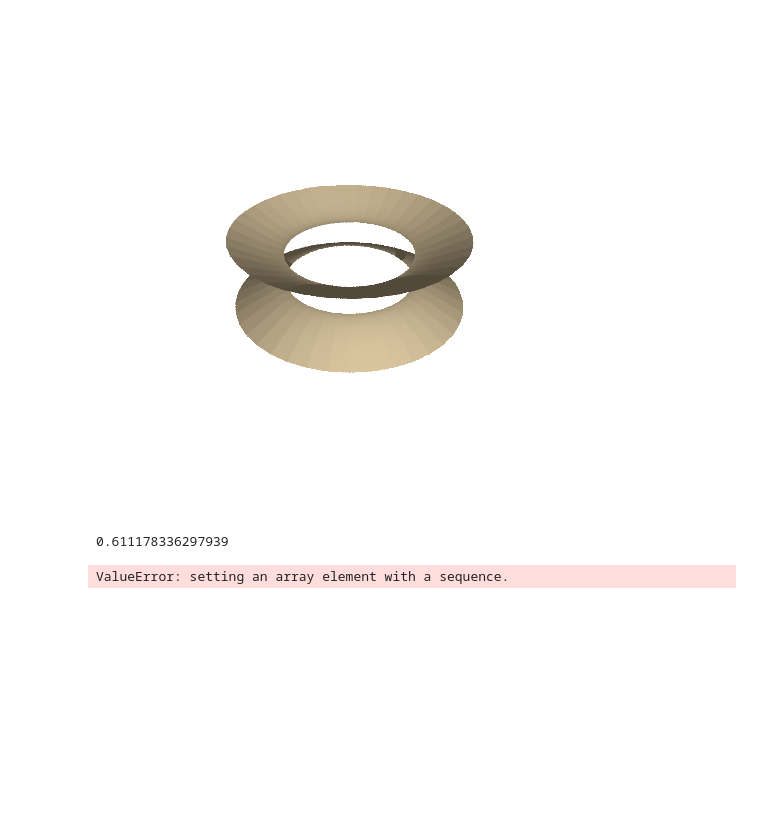
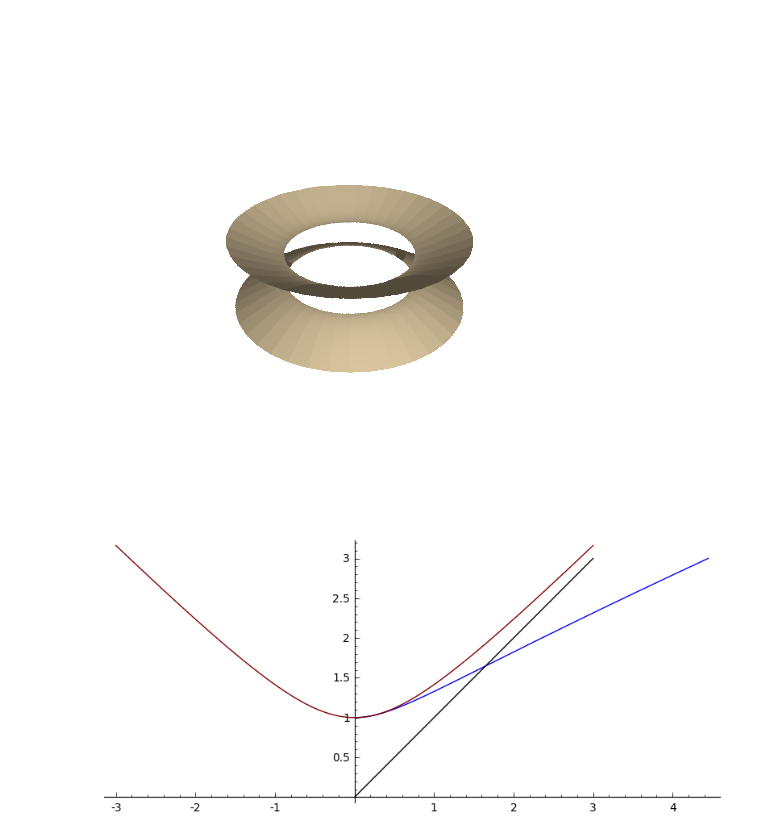
Before and after one commit to egourgoulhon/BHLectures, a Jupyter notebook: sage/Einstein-Rosen_bridge.ipynb, the cells around one changed output. Drawn from its saved outputs; the diff is of its cells as text; code cells hidden in the pictures; blank space fills up the shorter version.

```diff
--- a/sage/Einstein-Rosen_bridge.ipynb
+++ b/sage/Einstein-Rosen_bridge.ipynb
@@ -129,8 +142,7 @@ def limR(T,X):
-# %%
-limR(1.5, 2)
-# %% [output]
-0.611178336297939
-# %%
-implicit_plot(limR, (1,3), (1.1,3))
-# %% [output]
-ValueError: setting an array element with a sequence.
+# %%
+g = parametric_plot([T*sqrt(2*ln(T)), T], (T, 1.001, 3)) + \
+    plot(sqrt(1+x^2), (x,-3,3), color='maroon') + \
+    line([(0,0), (3,3)], color='black')
+show(g, aspect_ratio=1, ymin=0)
+# %% [output]
+[figure, added]
```
Also changed, not shown: parts of 6 cells of this notebook, 3 other files.
